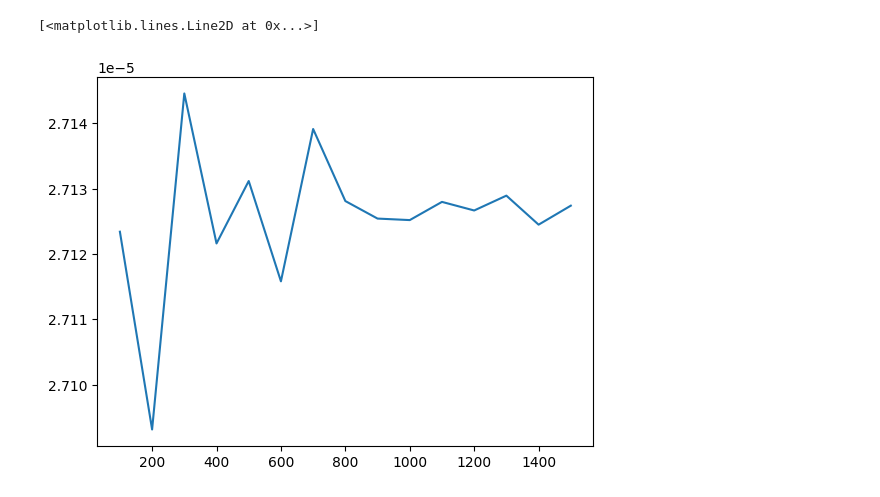
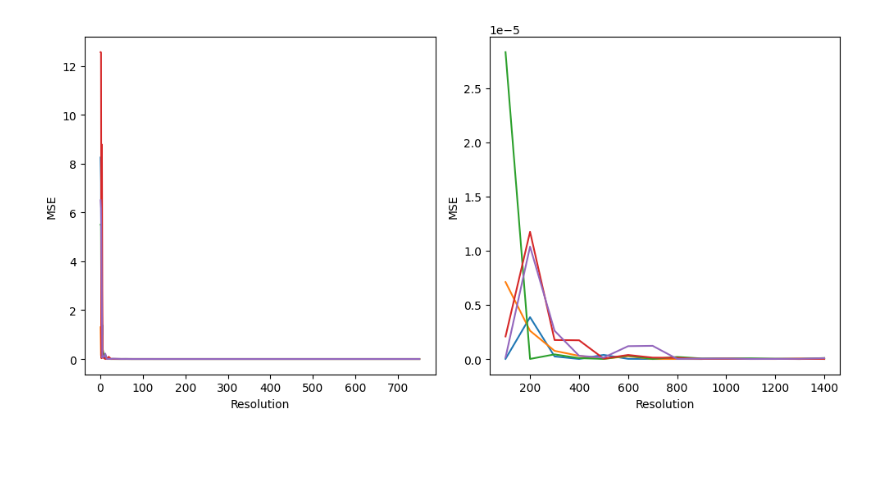
Before and after one commit to yttcari/SURE, a Jupyter notebook: proj/convergence/test_convergence.ipynb, the cells around one changed output. Cells and saved outputs as stored; diff of their text form; code cells hidden in the pictures; blank space fills up the shorter version.

```diff
--- a/proj/convergence/test_convergence.ipynb
+++ b/proj/convergence/test_convergence.ipynb
@@ -48,12 +26,2 @@ plt.plot(downsample_i, tmp1)
-# %%
-tmp = []
-res = np.linspace(100, 1500, 15)
-for nn in res:
-    path = get_path('+0.94', nn.astype(int))
-    I, scale = readimg(path)
-    tmp.append(get_total_I(I, scale))
-
-plt.plot(res, tmp)
-# %% [output]
-[<matplotlib.lines.Line2D at 0x...>]
-[figure, removed]
+# %%
+aspin = ['-0.94', '-0.5', '0', '+0.5', '+0.94']
@@ -59,0 +48,30 @@ plt.plot(res, tmp)
+# %%
+# Running Resolution from 100x100 to 1500x1500
+def res_plot(ax, log=False):
+    resolution = list(range(100, 1600, 100))
+    for spin in aspin:
+        mse = []
+        I_list = []
+        path = get_path(spin, '1500')
+        Imap, scale = readimg(path)
+        I = get_total_I(Imap, scale)
+        for nn in resolution:
+            nn_path = get_path(spin, nn)
+            nn_Imap, nn_scale = readimg(nn_path)
+            nn_I = get_total_I(nn_Imap, nn_scale)
+            I_list.append(nn_I)
+            mse.append((nn_I - I) ** 2)
+        ax.plot(resolution[:-1], mse[:-1], label=rf'$a_{{spin}}={spin}$')
+    ax.set_xlabel("Resolution")
+    ax.set_ylabel("MSE")
+
+    if log:
+        ax.set_yscale('log')
+        ax.set_xscale('log')
+# %%
+fig, ax = plt.subplots(1, 2, figsize=(10, 5))
+downsample_plot(ax[0])
+res_plot(ax[1])
+plt.tight_layout()
+# %% [output]
+[figure, added]
```
Also changed, not shown: parts of 4 cells of this notebook.
